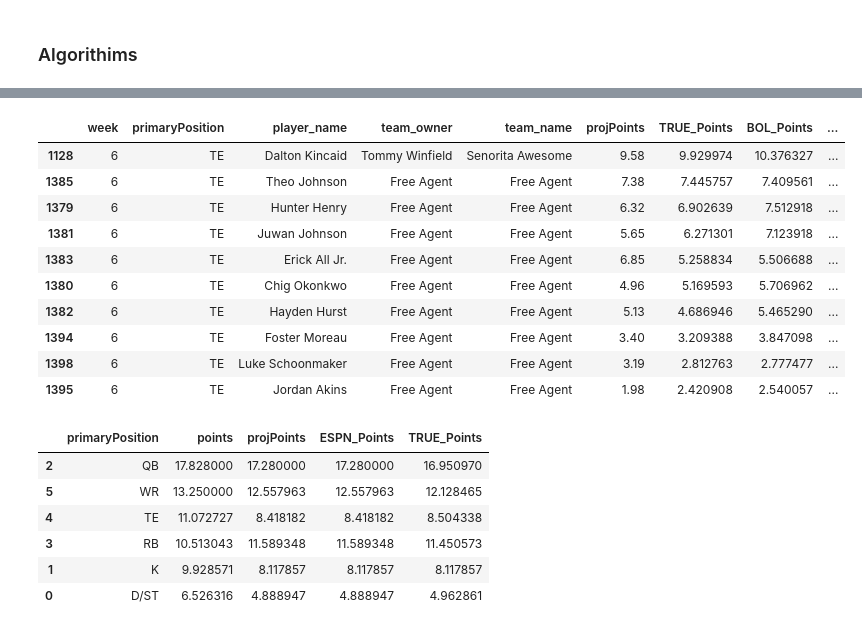
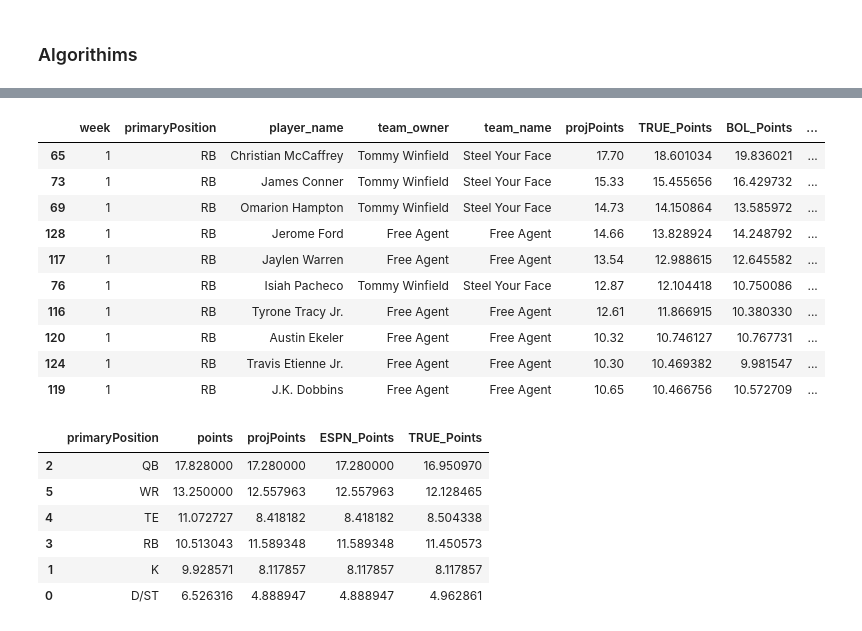
Before and after one commit to twinfield10/ESPN_FFL, a Jupyter notebook: FF Analysis Notebook.ipynb, the cells around one changed output, grey strips where cells are left out. Saved outputs shown, nothing was run; the diff lists cells and outputs as text; code cells hidden in the pictures.

```diff
--- a/FF Analysis Notebook.ipynb
+++ b/FF Analysis Notebook.ipynb
@@ -10,7 +10,7 @@ import polars as pl
 # Plot
 import matplotlib.pyplot as plt
 import seaborn as sns
-from adjustText import adjust_text
+#from adjustText import adjust_text
 
 # Modeling
 from sklearn.linear_model import LinearRegression
@@ -38,33 +38,35 @@ lg_vars = {
         "ESPN_S2": "AECd6kezzt5c3URGK%2FEHxqSyREcJWZX7JUHahtPHI8SV8KK13PkZG98FJYsIQ%2FFTiA5YXhcfcaQ7bGRGZZzzgz7BQSci5bFMfx1xPTCM95tyCvx%2BBJgIACFkxz%2B5J3uz0Ez87c1XWV%2FuQB%2FjgXXBRvAZaMIBaSnfJ842nwUpjS4x6U6r6FNi900ORFBxtdKU%2FQ6Bvr6UVZKerid0TdatKkFq0IrRYlFr3npOSWsv5bzIV9uh8HidTJlYx%2Bf3DYqZABpGEZfLeuJyymEQ%2BJjXGbaOAjZhOP%2FRrrqpS0xvYbFiwET2MCEmraBsiJcqWR6VaIM%3D",
         "SWID": "{DC47642F-1CD6-4451-9C5B-08FFE2844F9E}",
         "start": 2016,
-        "end": 2024
+        "end": 2025
     },
     "Weenieless_Wanderers": {
         "ID": 537814,
         "ESPN_S2": espn_id,
         "SWID": s_id,
         "start": 2015,
-        "end": 2024
+        "end": 2025
     },
     "GOP_Degenerates": {
         "ID": 1727104,
         "ESPN_S2": espn_id,
         "SWID": s_id,
         "start": 2023,
-        "end": 2024
+        "end": 2025
     },
     "Knights_FFL": {
         "ID": 1992637246,
         "ESPN_S2": espn_id,
         "SWID": s_id,
         "start": 2022,
-        "end": 2024
+        "end": 2025
     },
     "12 Dudes one Cup": {
         "ID": 1895076862,
         "ESPN_S2": "AECd6kezzt5c3URGK%2FEHxqSyREcJWZX7JUHahtPHI8SV8KK13PkZG98FJYsIQ%2FFTiA5YXhcfcaQ7bGRGZZzzgz7BQSci5bFMfx1xPTCM95tyCvx%2BBJgIACFkxz%2B5J3uz0Ez87c1XWV%2FuQB%2FjgXXBRvAZaMIBaSnfJ842nwUpjS4x6U6r6FNi900ORFBxtdKU%2FQ6Bvr6UVZKerid0TdatKkFq0IrRYlFr3npOSWsv5bzIV9uh8HidTJlYx%2Bf3DYqZABpGEZfLeuJyymEQ%2BJjXGbaOAjZhOP%2FRrrqpS0xvYbFiwET2MCEmraBsiJcqWR6VaIM%3D",
-        "SWID": "{DC47642F-1CD6-4451-9C5B-08FFE2844F9E}"
+        "SWID": "{DC47642F-1CD6-4451-9C5B-08FFE2844F9E}",
+        "start": 2024,
+        "end": 2025
     },
     "Big Red Fantasy Football": {
         "ID": 820145,
@@ -75,7 +77,7 @@ lg_vars = {
 # %% [markdown]
 ## 1) Set League ##
 # %%
-select_league = "Knights_FFL" # Winfield_Football, Knights_FFL, GOP_Degenerates, Weenieless_Wanderers
+select_league = "Winfield_Football" # Winfield_Football, Knights_FFL, GOP_Degenerates, Weenieless_Wanderers
 
 league = fetch_league(
         league_id=lg_vars[select_league]['ID'],
@@ -91,7 +93,7 @@ BUILDING 2024 Season For Knights FFL
 #### Current Lineup
 # %%
 lineups = get_ply_stats_by_matchup(league_id=lg_vars[select_league]['ID'],
-                year=2024,
+                year=2025,
                 swid=lg_vars[select_league]['SWID'],
                 espn_s2=lg_vars[select_league]['ESPN_S2'])
 
@@ -213,8 +215,9 @@ def clean_pinny(pinny_path="Data/Projections/Pinnacle/Props/Pinnacle_Props_Week_
     clean = raw.pivot_table(index=['week','player_name'], columns='statType', values='statValue', aggfunc='mean').reset_index()
 
     # Split Touchdowns by Usage (Rushing/Receiving)
-    clean['receivingTouchdowns'] = clean['rushingTouchdowns'] * (clean['receivingYards'] / (clean['receivingYards'] + clean['rushingYards']))
-    clean['rushingTouchdowns'] = clean['rushingTouchdowns'] - clean['receivingTouchdowns']
+    if 'rushingTouchdowns' in clean.columns:
+        clean['receivingTouchdowns'] = clean['rushingTouchdowns'] * (clean['receivingYards'] / (clean['receivingYards'] + clean['rushingYards']))
+        clean['rushingTouchdowns'] = clean['rushingTouchdowns'] - clean['receivingTouchdowns']
 
     clean.columns = ['week', 'player_name'] + ['proj_' + str(col) for col in clean.columns[2:]]
     clean = clean[['week', 'player_name'] + list(clean.columns[2:-1])]
@@ -426,7 +429,7 @@ def clean_lineups(df=lineups):
 
     ## b) Impute Missing Data From ESPN
     trans2_df = mean_df.merge(pinny_proj, on=["week", "player_name"], how='left')
-    get_match_details(df1=mean_df, df2=pinny_proj, keys=["week", "player_name"], check_col2="PINNY_rushingTouchdowns", min_wk=5, tbl_lab="Pinnacle Sportsbook Table")
+    get_match_details(df1=mean_df, df2=pinny_proj, keys=["week", "player_name"], check_col2="PINNY_receivingYards", min_wk=5, tbl_lab="Pinnacle Sportsbook Table")
     trans2_df = impute_columns(trans2_df, target_prefix='PINNY_', source_prefix="MEAN_")
 
 
@@ -437,7 +440,7 @@ def clean_lineups(df=lineups):
 
 
     # 3) Combine BetOnline Data With ESPN and Impute
-    bol_proj = pd.read_parquet("Data/Projections/BetOnline/BetOnline_AllProps_Week_All.parquet").drop(columns=['position', 'team'])
+    bol_proj = pd.read_parquet("Data/Projections/BetOnline/Season/BetOnline_AllProps.parquet").drop(columns=['position', 'team'])
     bol_proj = change_col_prefix(df=bol_proj, old_pfix="proj", new_pfix="BOL")
 
     ## b) Impute Missing Data From ESPN
@@ -780,34 +793,32 @@ get_league_projections(week = 6)
 # %%
 def get_rankings(pos, week, visualize = False, check_fa = False):
     df = LINEUPS[(LINEUPS['primaryPosition'].isin(pos)) & (LINEUPS['week'] == week)]
     df = df[['week', 'primaryPosition','player_name', 'team_owner', 'team_name',
                   'points', 'projPoints', 'TRUE_Points', 'BOL_Points', 'PosRank', 'ESPN_PosRank', 'TRUE_PosRank']]
-    if week != 6:
+    if week != 1:
         df = df.sort_values(by=['PosRank', 'points'])
     else:
         df = df.drop(columns=['points', 'PosRank']).sort_values(by=['TRUE_Points'], ascending=False)
 
     if visualize == False:
         if check_fa == True:
             return df[df['team_owner'].isin(['Tommy Winfield', 'Free Agent'])]
         else:
             return df
-    #elif visualize == True:
-        # Set up the figure
 
-get_rankings(pos = ['TE'], week = 6, visualize=False, check_fa=True).head(10)
+get_rankings(pos = ['RB'], week = 1, visualize=False, check_fa=True).head(10)
 # %% [output]
 |  | week | primaryPosition | player_name | team_owner | team_name | projPoints | TRUE_Points | BOL_Points | ... |
-| 1128 | 6 | TE | Dalton Kincaid | Tommy Winfield | Senorita Awesome | 9.58 | 9.929974 | 10.376327 | ... |
-| 1385 | 6 | TE | Theo Johnson | Free Agent | Free Agent | 7.38 | 7.445757 | 7.409561 | ... |
-| 1379 | 6 | TE | Hunter Henry | Free Agent | Free Agent | 6.32 | 6.902639 | 7.512918 | ... |
-| 1381 | 6 | TE | Juwan Johnson | Free Agent | Free Agent | 5.65 | 6.271301 | 7.123918 | ... |
-| 1383 | 6 | TE | Erick All Jr. | Free Agent | Free Agent | 6.85 | 5.258834 | 5.506688 | ... |
-| 1380 | 6 | TE | Chig Okonkwo | Free Agent | Free Agent | 4.96 | 5.169593 | 5.706962 | ... |
-| 1382 | 6 | TE | Hayden Hurst | Free Agent | Free Agent | 5.13 | 4.686946 | 5.465290 | ... |
-| 1394 | 6 | TE | Foster Moreau | Free Agent | Free Agent | 3.40 | 3.209388 | 3.847098 | ... |
-| 1398 | 6 | TE | Luke Schoonmaker | Free Agent | Free Agent | 3.19 | 2.812763 | 2.777477 | ... |
-| 1395 | 6 | TE | Jordan Akins | Free Agent | Free Agent | 1.98 | 2.420908 | 2.540057 | ... |
+| 65 | 1 | RB | Christian McCaffrey | Tommy Winfield | Steel Your Face | 17.70 | 18.601034 | 19.836021 | ... |
+| 73 | 1 | RB | James Conner | Tommy Winfield | Steel Your Face | 15.33 | 15.455656 | 16.429732 | ... |
+| 69 | 1 | RB | Omarion Hampton | Tommy Winfield | Steel Your Face | 14.73 | 14.150864 | 13.585972 | ... |
+| 128 | 1 | RB | Jerome Ford | Free Agent | Free Agent | 14.66 | 13.828924 | 14.248792 | ... |
+| 117 | 1 | RB | Jaylen Warren | Free Agent | Free Agent | 13.54 | 12.988615 | 12.645582 | ... |
+| 76 | 1 | RB | Isiah Pacheco | Tommy Winfield | Steel Your Face | 12.87 | 12.104418 | 10.750086 | ... |
+| 116 | 1 | RB | Tyrone Tracy Jr. | Free Agent | Free Agent | 12.61 | 11.866915 | 10.380330 | ... |
+| 120 | 1 | RB | Austin Ekeler | Free Agent | Free Agent | 10.32 | 10.746127 | 10.767731 | ... |
+| 124 | 1 | RB | Travis Etienne Jr. | Free Agent | Free Agent | 10.30 | 10.469382 | 9.981547 | ... |
+| 119 | 1 | RB | J.K. Dobbins | Free Agent | Free Agent | 10.65 | 10.466756 | 10.572709 | ... |
 # %%
 grouped_means = LINEUPS[(LINEUPS['player_active_status'] == 'active') & (LINEUPS['week'] == 5)].groupby('primaryPosition').agg({
     'points': 'mean',
```
Also changed, not shown: parts of 11 cells of this notebook, 24 other files.
